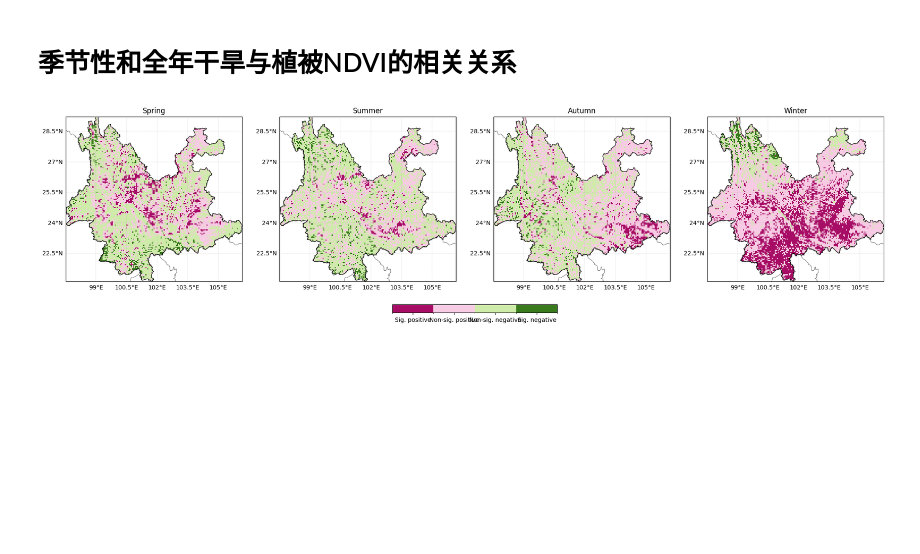
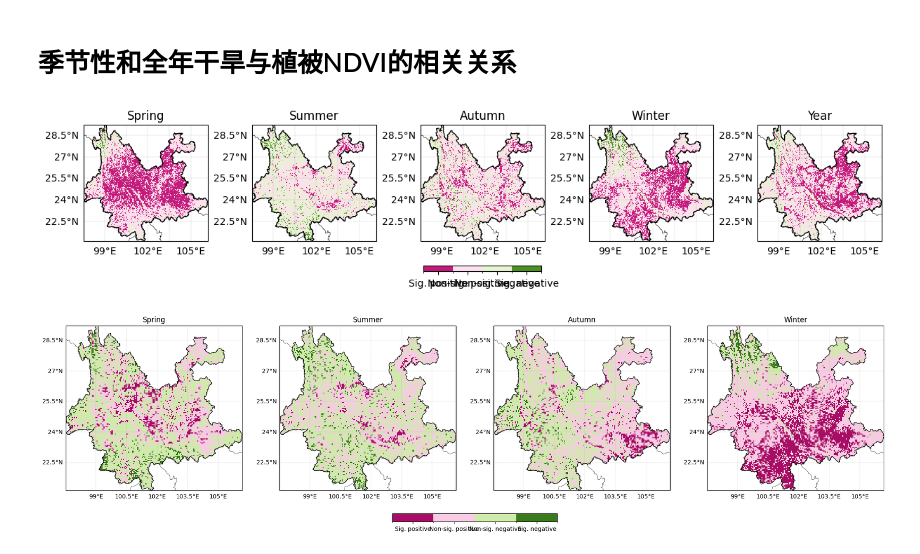
Before and after one commit to hongxu-yn/Drought-monitoring-and-assessment, a Jupyter notebook: 年和季节性干旱与植被NDVIS相关分析.ipynb, the cells around one changed output. Drawn from its saved outputs; the diff is of its cells as text; code cells hidden in the pictures; blank space fills up the shorter version.

```diff
--- a/年和季节性干旱与植被NDVIS相关分析.ipynb
+++ b/年和季节性干旱与植被NDVIS相关分析.ipynb
@@ -376,8 +380,6 @@ spring done -> /content/drive/MyDrive/Drought-monitoring-and-assessment/output/c
 # %% [markdown]
 # 季节性和全年干旱与植被NDVI的相关关系
 # %%
-!pip install -q rioxarray
-
 from pathlib import Path
 import numpy as np
 import xarray as xr
@@ -392,8 +394,8 @@ project_dir = Path('/content/drive/MyDrive/Drought-monitoring-and-assessment')
 corr_dir = project_dir / "output/corr_xy"
 shp_fn = "/content/drive/MyDrive/gis/boua_s.shp"
 x_name="sai"
-seasons = ["spring", "summer", "autumn", "winter"]
-titles = ["Spring", "Summer", "Autumn", "Winter"]
+seasons = ["spring", "summer", "autumn", "winter","year"]
+titles = ["Spring", "Summer", "Autumn", "Winter","Year"]
 
 gdf = gpd.read_file(shp_fn).to_crs("EPSG:4326")
 
@@ -407,17 +409,17 @@ from matplotlib.colors import ListedColormap, BoundaryNorm
 
 base = plt.cm.PiYG
 cmap = ListedColormap([
-    base(0.05),  # 深洋红
-    base(0.35),  # 浅粉
-    base(0.65),  # 浅绿
-    base(0.95)   # 深绿
+    base(0.1),  # 深洋红
+    base(0.4),  # 浅粉
+    base(0.6),  # 浅绿
+    base(0.9)   # 深绿
 ])
 
 norm = BoundaryNorm([0.5, 1.5, 2.5, 3.5, 4.5], cmap.N)
 
 fig, axes = plt.subplots(
-    nrows=1, ncols=4,
-    figsize=(20, 5),
+    nrows=1, ncols=5,
+    figsize=(12, 2.5),
     subplot_kw={"projection": ccrs.PlateCarree()},
     constrained_layout=True
 )
@@ -464,33 +466,35 @@ for ax, season, title in zip(axes, seasons, titles):
     ax.set_title(title, fontsize=12)
     ax.coastlines(resolution="110m", linewidth=0.6)
     ax.add_feature(cfeature.BORDERS, linewidth=0.4)
 
     gl = ax.gridlines(
         draw_labels=True,
         linewidth=0.3,
         color="gray",
         alpha=0.5,
         linestyle="--"
     )
     gl.top_labels = False
     gl.right_labels = False
 
 # 公共图例
 cbar = fig.colorbar(
     im, ax=axes,
     orientation="horizontal",
     fraction=0.05,
     pad=0.08,
     ticks=[1, 2, 3, 4]
 )
 cbar.ax.set_xticklabels([
     "Sig. positive",
     "Non-sig. positive",
     "Non-sig. negative",
     "Sig. negative"
 ])
 
 plt.show()
+# %% [output]
+[figure, added]
 # %%
 !pip install -q rioxarray
 
```
Also changed, not shown: parts of 1 cell of this notebook.
